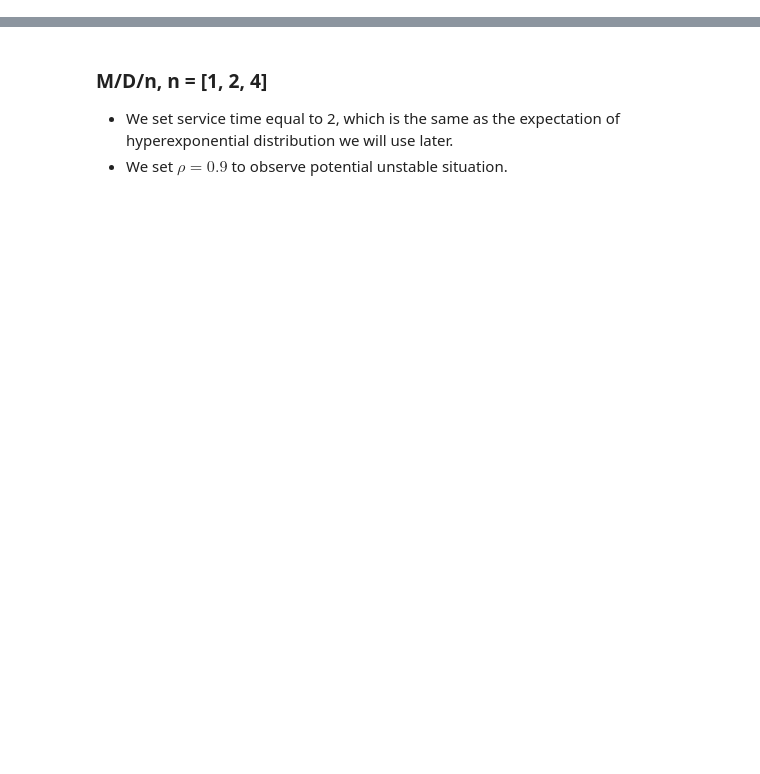
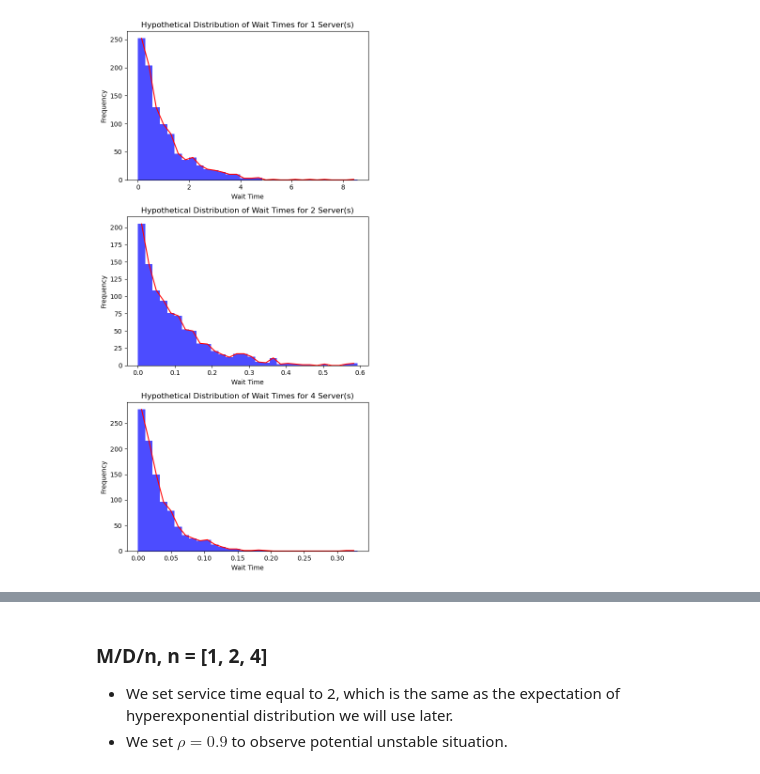
Before and after one commit to leah168/Stochastic_Assignment2, a Jupyter notebook: a2q3.ipynb, the cells around one changed output, grey strips where cells are left out. Cells and saved outputs as stored; diff of their text form; code cells hidden in the pictures; blank space fills up the shorter version.

```diff
--- a/a2q3.ipynb
+++ b/a2q3.ipynb
@@ -0,0 +67,42 @@
+# %%
+import numpy as np
+import matplotlib.pyplot as plt
+
+# Parameters
+num_of_servers = [1, 2, 4]  # List of server numbers
+mu = 10           # Service rate
+lambda_rate = 9  # Arrival rate
+
+# Hypothetical data based on typical patterns in queuing systems
+np.random.seed(0)  # For reproducibility
+
+# Generating sample data for different server scenarios
+sample_data = {}
+for n in num_of_servers:
+    # Assuming a lower average wait time for more servers
+    mean_wait = 1 / (n * mu - lambda_rate) if n * mu > lambda_rate else 10
+    # Generating a random sample of wait times
+    sample_data[n] = np.random.exponential(mean_wait, 1000)
+
+# Plotting the hypothetical distribution of wait times
+fig, axes = plt.subplots(len(num_of_servers), 1, figsize=(6, 4 * len(num_of_servers)))
+line_data = []
+
+for i, n in enumerate(num_of_servers):
+    # Plot histogram
+    count, bins, ignored = axes[i].hist(sample_data[n], bins=30, alpha=0.7, color='blue')
+    axes[i].set_title(f'Hypothetical Distribution of Wait Times for {n} Server(s)')
+    axes[i].set_xlabel('Wait Time')
+    axes[i].set_ylabel('Frequency')
+
+    # Calculate the center of each bin
+    bin_centers = 0.5 * (bins[1:] + bins[:-1])
+
+    # Plot a line at the bin centers
+    axes[i].plot(bin_centers, count, 'r-')
+    line_data.append((n, bin_centers, count))
+
+plt.tight_layout()
+plt.show()
+# %% [output]
+[figure, added]
```
Also changed, not shown: parts of 17 cells of this notebook.
